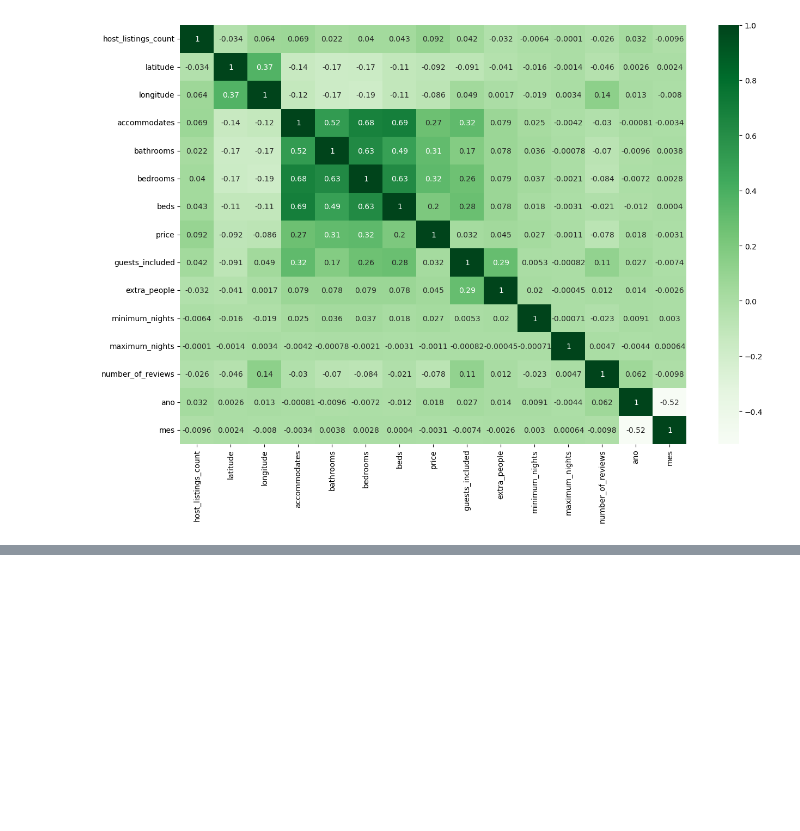
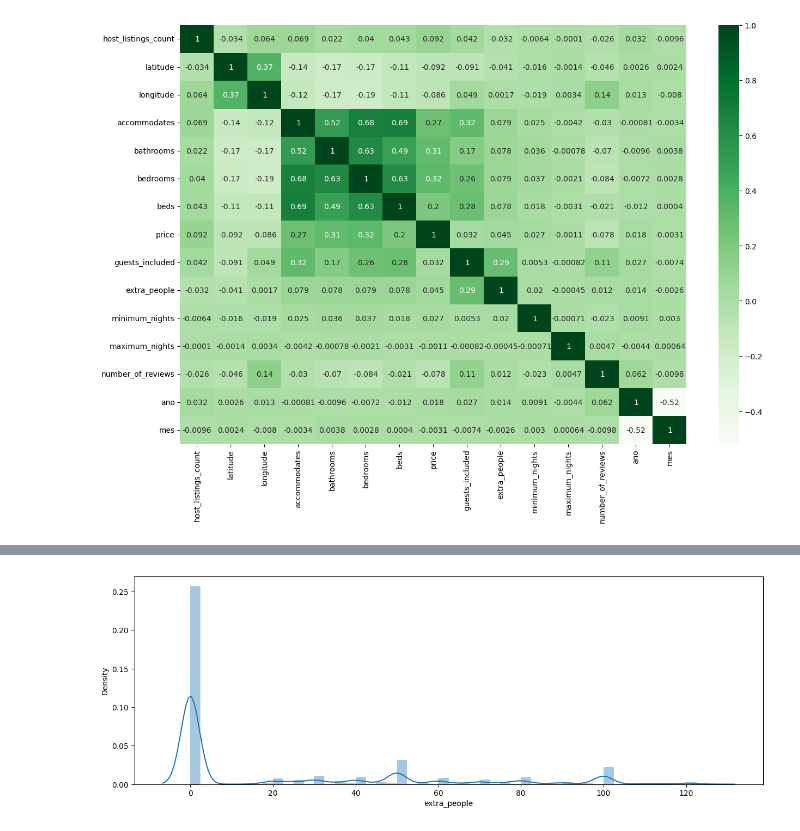
Before and after one commit to DiegoMonutti/projeto-3-hashtag-ciencia-de-dados, a Jupyter notebook: ciencia-de-dados-airbnb.ipynb, the cells around one changed output, grey strips where cells are left out. Cells and saved outputs as stored; diff of their text form; code cells hidden in the pictures; blank space fills up the shorter version.

```diff
--- a/ciencia-de-dados-airbnb.ipynb
+++ b/ciencia-de-dados-airbnb.ipynb
@@ -185,0 +221,4 @@ def histograma(coluna):
+# %%
+histograma(base_airbnb_df['extra_people'])
+# %% [output]
+[figure, added]
```
Also changed, not shown: parts of 24 cells of this notebook.
